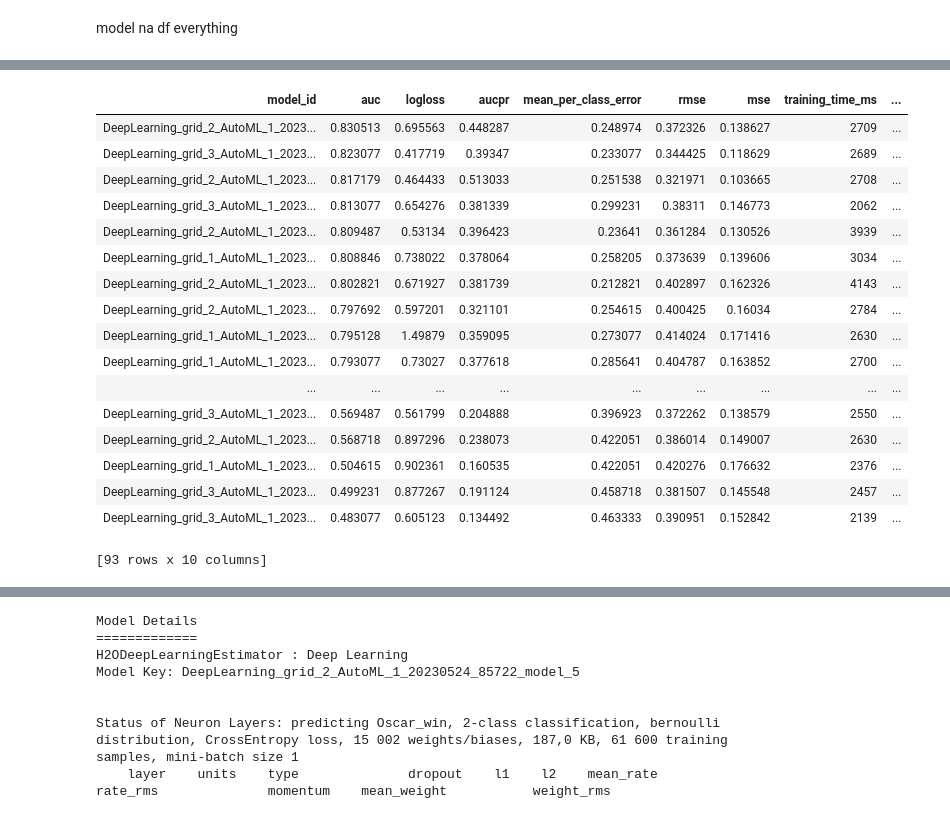
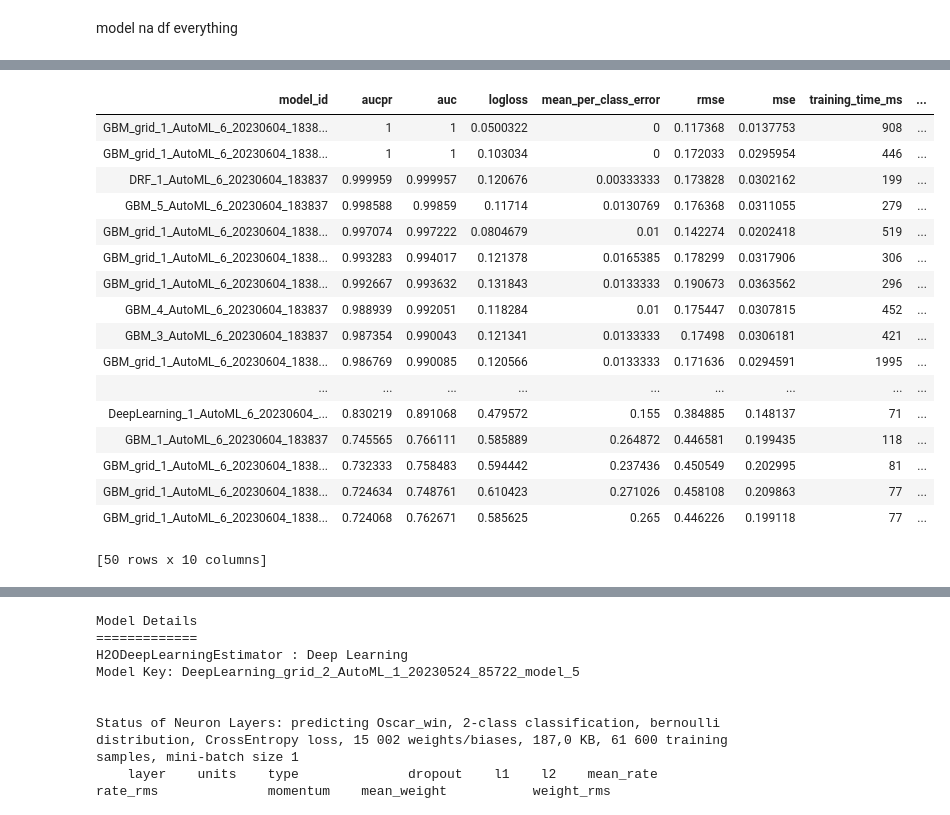
Before and after one commit to Aleksandra-dot/oscar_predictions, a Jupyter notebook: additional_data/ml.ipynb, the cells around one changed output, grey strips where cells are left out. Cells and saved outputs as stored; diff of their text form; code cells hidden in the pictures.

Commit message:
amended negative values in box office, played with the model h2o

```diff
--- a/additional_data/ml.ipynb
+++ b/additional_data/ml.ipynb
@@ -113,8 +130,20 @@ from h2o.automl import H2OAutoML, get_leaderboard
 # Import a sample binary outcome train/test set into H2O
 train1 = h2o.H2OFrame(train)
 
+# Assume you have a H2OFrame called `data` with a target column 'target'
+data_majority = train1[train1['Oscar_win'] == 0]
+data_minority = train1[train1['Oscar_win'] == 1]
+# Get the count of majority and minority class instances
+majority_count = data_majority.shape[0]
+minority_count = data_minority.shape[0]
+
+# Oversample the minority class by repeating instances
+data_minority_oversampled = data_minority.rbind([data_minority] * (majority_count // minority_count))
+
+# Combine the majority and oversampled minority class instances
+data_balanced = data_majority.rbind(data_minority_oversampled)
 # Identify predictors and response
-predictors = ['year', 'rating', 'numVotes',
+predictors = ['rating', 'numVotes',
        'worldwide_box_office', 'action', 'adventure',
        'animation', 'biography', 'comedy', 'crime', 'documentary', 'drama',
        'family', 'fantasy', 'film-noir', 'history', 'horror', 'music',
@@ -132,12 +161,17 @@ y = 'Oscar_win'
 # For binary classification, response should be a factor
 train1[y] = train1[y].asfactor()
 
+data_balanced[y] = data_balanced[y].asfactor()
+
+
+
 # Run AutoML for 100 base models (limited to 1 hour max runtime by default)
-aml = H2OAutoML(max_models=100, seed=1
+aml = H2OAutoML(max_models=50, seed=1
                 , keep_cross_validation_predictions= True
-               , exclude_algos = ['StackedEnsemble'])
+               , include_algos=['DRF', 'GLM', 'GBM', 'DeepLearning'],
+               sort_metric='aucpr')
 
-aml.train(x=x, y=y, training_frame=train1)
+aml.train(x=x, y=y, training_frame=data_balanced)
 
 # AutoML Leaderboard
 lb = aml.leaderboard
@@ -168,18 +202,18 @@ AutoML progress: |
-| model_id | auc | logloss | aucpr | mean_per_class_error | rmse | mse | training_time_ms | ... |
-| DeepLearning_grid_2_AutoML_1_2023... | 0.830513 | 0.695563 | 0.448287 | 0.248974 | 0.372326 | 0.138627 | 2709 | ... |
-| DeepLearning_grid_3_AutoML_1_2023... | 0.823077 | 0.417719 | 0.39347 | 0.233077 | 0.344425 | 0.118629 | 2689 | ... |
-| DeepLearning_grid_2_AutoML_1_2023... | 0.817179 | 0.464433 | 0.513033 | 0.251538 | 0.321971 | 0.103665 | 2708 | ... |
-| DeepLearning_grid_3_AutoML_1_2023... | 0.813077 | 0.654276 | 0.381339 | 0.299231 | 0.38311 | 0.146773 | 2062 | ... |
-| DeepLearning_grid_2_AutoML_1_2023... | 0.809487 | 0.53134 | 0.396423 | 0.23641 | 0.361284 | 0.130526 | 3939 | ... |
-| DeepLearning_grid_1_AutoML_1_2023... | 0.808846 | 0.738022 | 0.378064 | 0.258205 | 0.373639 | 0.139606 | 3034 | ... |
-| DeepLearning_grid_2_AutoML_1_2023... | 0.802821 | 0.671927 | 0.381739 | 0.212821 | 0.402897 | 0.162326 | 4143 | ... |
-| DeepLearning_grid_2_AutoML_1_2023... | 0.797692 | 0.597201 | 0.321101 | 0.254615 | 0.400425 | 0.16034 | 2784 | ... |
-| DeepLearning_grid_1_AutoML_1_2023... | 0.795128 | 1.49879 | 0.359095 | 0.273077 | 0.414024 | 0.171416 | 2630 | ... |
-| DeepLearning_grid_1_AutoML_1_2023... | 0.793077 | 0.73027 | 0.377618 | 0.285641 | 0.404787 | 0.163852 | 2700 | ... |
+| model_id | aucpr | auc | logloss | mean_per_class_error | rmse | mse | training_time_ms | ... |
+| GBM_grid_1_AutoML_6_20230604_1838... | 1 | 1 | 0.0500322 | 0 | 0.117368 | 0.0137753 | 908 | ... |
+| GBM_grid_1_AutoML_6_20230604_1838... | 1 | 1 | 0.103034 | 0 | 0.172033 | 0.0295954 | 446 | ... |
+| DRF_1_AutoML_6_20230604_183837 | 0.999959 | 0.999957 | 0.120676 | 0.00333333 | 0.173828 | 0.0302162 | 199 | ... |
+| GBM_5_AutoML_6_20230604_183837 | 0.998588 | 0.99859 | 0.11714 | 0.0130769 | 0.176368 | 0.0311055 | 279 | ... |
+| GBM_grid_1_AutoML_6_20230604_1838... | 0.997074 | 0.997222 | 0.0804679 | 0.01 | 0.142274 | 0.0202418 | 519 | ... |
+| GBM_grid_1_AutoML_6_20230604_1838... | 0.993283 | 0.994017 | 0.121378 | 0.0165385 | 0.178299 | 0.0317906 | 306 | ... |
+| GBM_grid_1_AutoML_6_20230604_1838... | 0.992667 | 0.993632 | 0.131843 | 0.0133333 | 0.190673 | 0.0363562 | 296 | ... |
+| GBM_4_AutoML_6_20230604_183837 | 0.988939 | 0.992051 | 0.118284 | 0.01 | 0.175447 | 0.0307815 | 452 | ... |
+| GBM_3_AutoML_6_20230604_183837 | 0.987354 | 0.990043 | 0.121341 | 0.0133333 | 0.17498 | 0.0306181 | 421 | ... |
+| GBM_grid_1_AutoML_6_20230604_1838... | 0.986769 | 0.990085 | 0.120566 | 0.0133333 | 0.171636 | 0.0294591 | 1995 | ... |
 | ... | ... | ... | ... | ... | ... | ... | ... | ... |
-| DeepLearning_grid_3_AutoML_1_2023... | 0.569487 | 0.561799 | 0.204888 | 0.396923 | 0.372262 | 0.138579 | 2550 | ... |
-| DeepLearning_grid_2_AutoML_1_2023... | 0.568718 | 0.897296 | 0.238073 | 0.422051 | 0.386014 | 0.149007 | 2630 | ... |
-| DeepLearning_grid_1_AutoML_1_2023... | 0.504615 | 0.902361 | 0.160535 | 0.422051 | 0.420276 | 0.176632 | 2376 | ... |
-| DeepLearning_grid_3_AutoML_1_2023... | 0.499231 | 0.877267 | 0.191124 | 0.458718 | 0.381507 | 0.145548 | 2457 | ... |
-| DeepLearning_grid_3_AutoML_1_2023... | 0.483077 | 0.605123 | 0.134492 | 0.463333 | 0.390951 | 0.152842 | 2139 | ... |
+| DeepLearning_1_AutoML_6_20230604_... | 0.830219 | 0.891068 | 0.479572 | 0.155 | 0.384885 | 0.148137 | 71 | ... |
+| GBM_1_AutoML_6_20230604_183837 | 0.745565 | 0.766111 | 0.585889 | 0.264872 | 0.446581 | 0.199435 | 118 | ... |
+| GBM_grid_1_AutoML_6_20230604_1838... | 0.732333 | 0.758483 | 0.594442 | 0.237436 | 0.450549 | 0.202995 | 81 | ... |
+| GBM_grid_1_AutoML_6_20230604_1838... | 0.724634 | 0.748761 | 0.610423 | 0.271026 | 0.458108 | 0.209863 | 77 | ... |
+| GBM_grid_1_AutoML_6_20230604_1838... | 0.724068 | 0.762671 | 0.585625 | 0.265 | 0.446226 | 0.199118 | 77 | ... |
-[93 rows x 10 columns]
+[50 rows x 10 columns]
```
Also changed, not shown: parts of 11 cells of this notebook, 5 other files.
